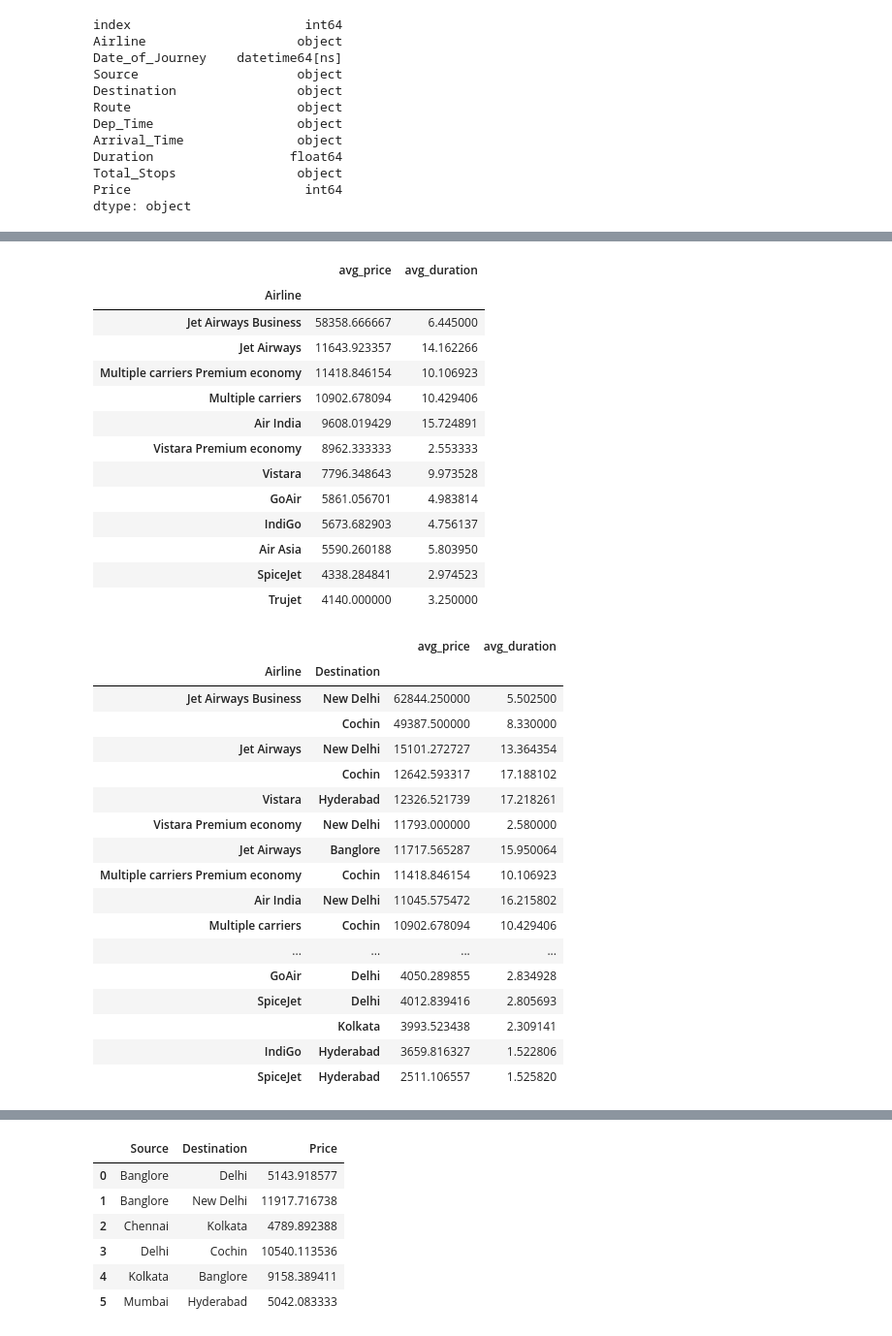
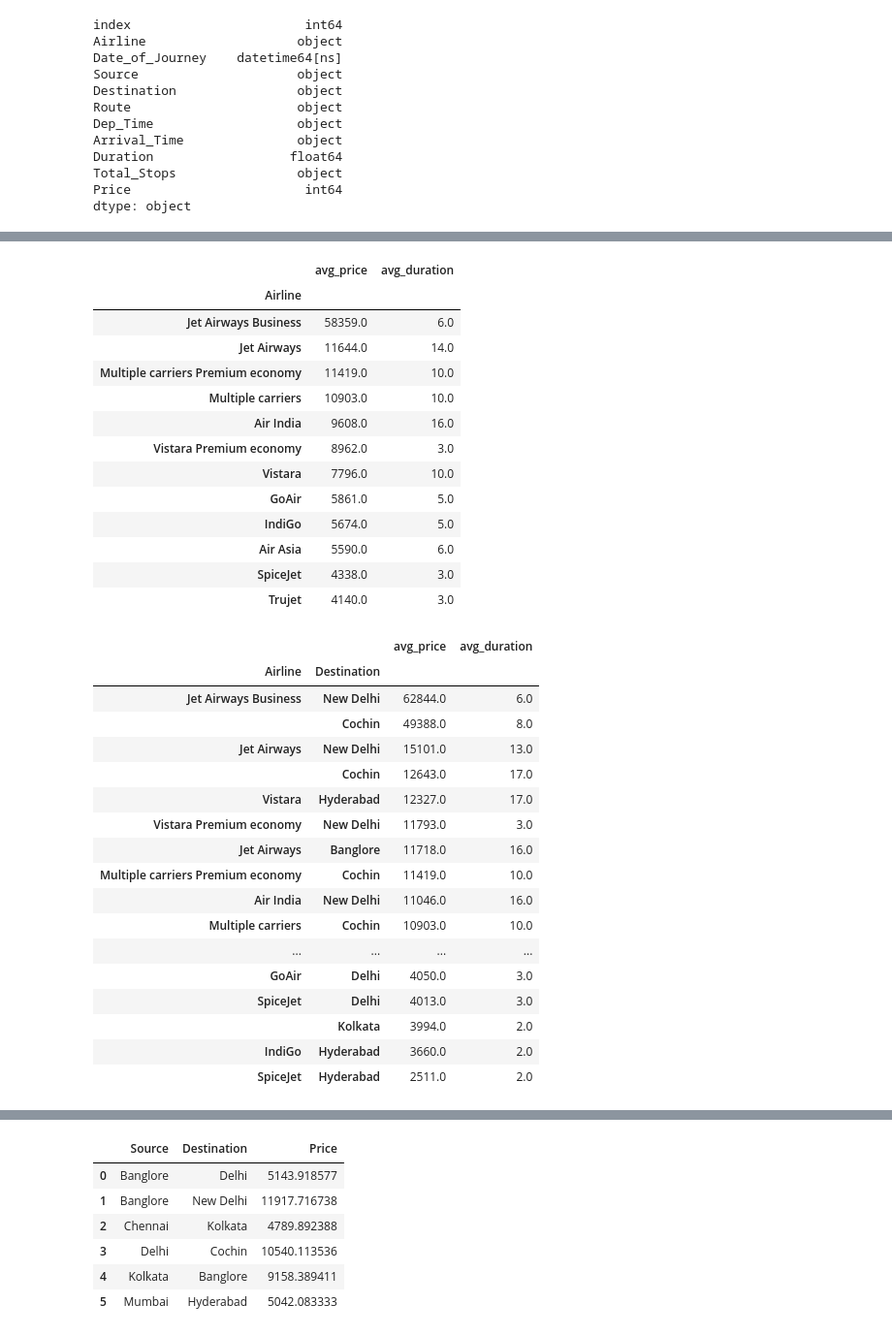
Before and after one commit to mehratif1/Flight_Price_Analysis, a Jupyter notebook: Project1.ipynb, the cells around one changed output, grey strips where cells are left out. Shown at 97% size. Cells and saved outputs as stored; diff of their text form; code cells hidden in the pictures.

```diff
--- a/Project1.ipynb
+++ b/Project1.ipynb
@@ -46,2 +46,0 @@ dtype: object
-# %%
-df["Route"] = df["Route"].astype("str").str.replace("→", "-")
@@ -214,44 +291,44 @@ dtype: object
 # %%
-df.groupby("Airline").agg(avg_price = ("Price", "mean"), avg_duration = ("Duration", "mean")).sort_values(by = "avg_price", ascending= False)
+df.groupby("Airline").agg(avg_price = ("Price", "mean"), avg_duration = ("Duration", "mean")).sort_values(by = "avg_price", ascending= False).round()
 # %% [output]
 |  | avg_price | avg_duration |
 | Airline |  |  |
-| Jet Airways Business | 58358.666667 | 6.445000 |
-| Jet Airways | 11643.923357 | 14.162266 |
-| Multiple carriers Premium economy | 11418.846154 | 10.106923 |
-| Multiple carriers | 10902.678094 | 10.429406 |
-| Air India | 9608.019429 | 15.724891 |
-| Vistara Premium economy | 8962.333333 | 2.553333 |
-| Vistara | 7796.348643 | 9.973528 |
-| GoAir | 5861.056701 | 4.983814 |
-| IndiGo | 5673.682903 | 4.756137 |
-| Air Asia | 5590.260188 | 5.803950 |
-| SpiceJet | 4338.284841 | 2.974523 |
-| Trujet | 4140.000000 | 3.250000 |
+| Jet Airways Business | 58359.0 | 6.0 |
+| Jet Airways | 11644.0 | 14.0 |
+| Multiple carriers Premium economy | 11419.0 | 10.0 |
+| Multiple carriers | 10903.0 | 10.0 |
+| Air India | 9608.0 | 16.0 |
+| Vistara Premium economy | 8962.0 | 3.0 |
+| Vistara | 7796.0 | 10.0 |
+| GoAir | 5861.0 | 5.0 |
+| IndiGo | 5674.0 | 5.0 |
+| Air Asia | 5590.0 | 6.0 |
+| SpiceJet | 4338.0 | 3.0 |
+| Trujet | 4140.0 | 3.0 |
 # %%
 df.groupby(["Airline", "Destination"]).agg(
     avg_price=pd.NamedAgg(column="Price", aggfunc="mean"),
     avg_duration=pd.NamedAgg(column="Duration", aggfunc="mean")
-).sort_values(by="avg_price", ascending=False)
+).sort_values(by="avg_price", ascending=False).round()
 # %% [output]
 |  |  | avg_price | avg_duration |
 | Airline | Destination |  |  |
-| Jet Airways Business | New Delhi | 62844.250000 | 5.502500 |
-|  | Cochin | 49387.500000 | 8.330000 |
-| Jet Airways | New Delhi | 15101.272727 | 13.364354 |
-|  | Cochin | 12642.593317 | 17.188102 |
-| Vistara | Hyderabad | 12326.521739 | 17.218261 |
-| Vistara Premium economy | New Delhi | 11793.000000 | 2.580000 |
-| Jet Airways | Banglore | 11717.565287 | 15.950064 |
-| Multiple carriers Premium economy | Cochin | 11418.846154 | 10.106923 |
-| Air India | New Delhi | 11045.575472 | 16.215802 |
-| Multiple carriers | Cochin | 10902.678094 | 10.429406 |
+| Jet Airways Business | New Delhi | 62844.0 | 6.0 |
+|  | Cochin | 49388.0 | 8.0 |
+| Jet Airways | New Delhi | 15101.0 | 13.0 |
+|  | Cochin | 12643.0 | 17.0 |
+| Vistara | Hyderabad | 12327.0 | 17.0 |
+| Vistara Premium economy | New Delhi | 11793.0 | 3.0 |
+| Jet Airways | Banglore | 11718.0 | 16.0 |
+| Multiple carriers Premium economy | Cochin | 11419.0 | 10.0 |
+| Air India | New Delhi | 11046.0 | 16.0 |
+| Multiple carriers | Cochin | 10903.0 | 10.0 |
 | ... | ... | ... | ... |
-| GoAir | Delhi | 4050.289855 | 2.834928 |
-| SpiceJet | Delhi | 4012.839416 | 2.805693 |
-|  | Kolkata | 3993.523438 | 2.309141 |
-| IndiGo | Hyderabad | 3659.816327 | 1.522806 |
-| SpiceJet | Hyderabad | 2511.106557 | 1.525820 |
+| GoAir | Delhi | 4050.0 | 3.0 |
+| SpiceJet | Delhi | 4013.0 | 3.0 |
+|  | Kolkata | 3994.0 | 2.0 |
+| IndiGo | Hyderabad | 3660.0 | 2.0 |
+| SpiceJet | Hyderabad | 2511.0 | 2.0 |
 # %%
 df["Months"] = df["Date_of_Journey"].dt.month
 print(df[["Date_of_Journey", "Months"]])
```
Also changed, not shown: parts of 37 cells of this notebook, 1 other file.
